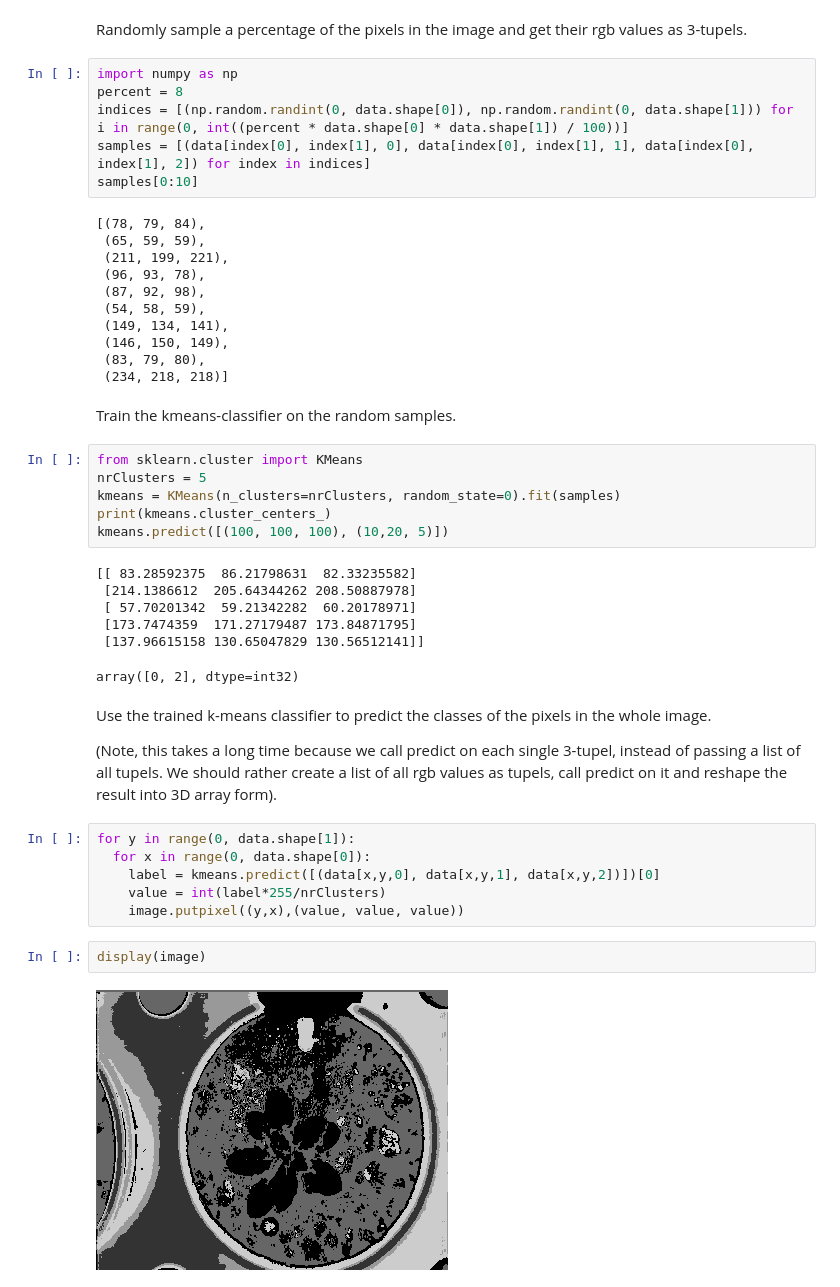
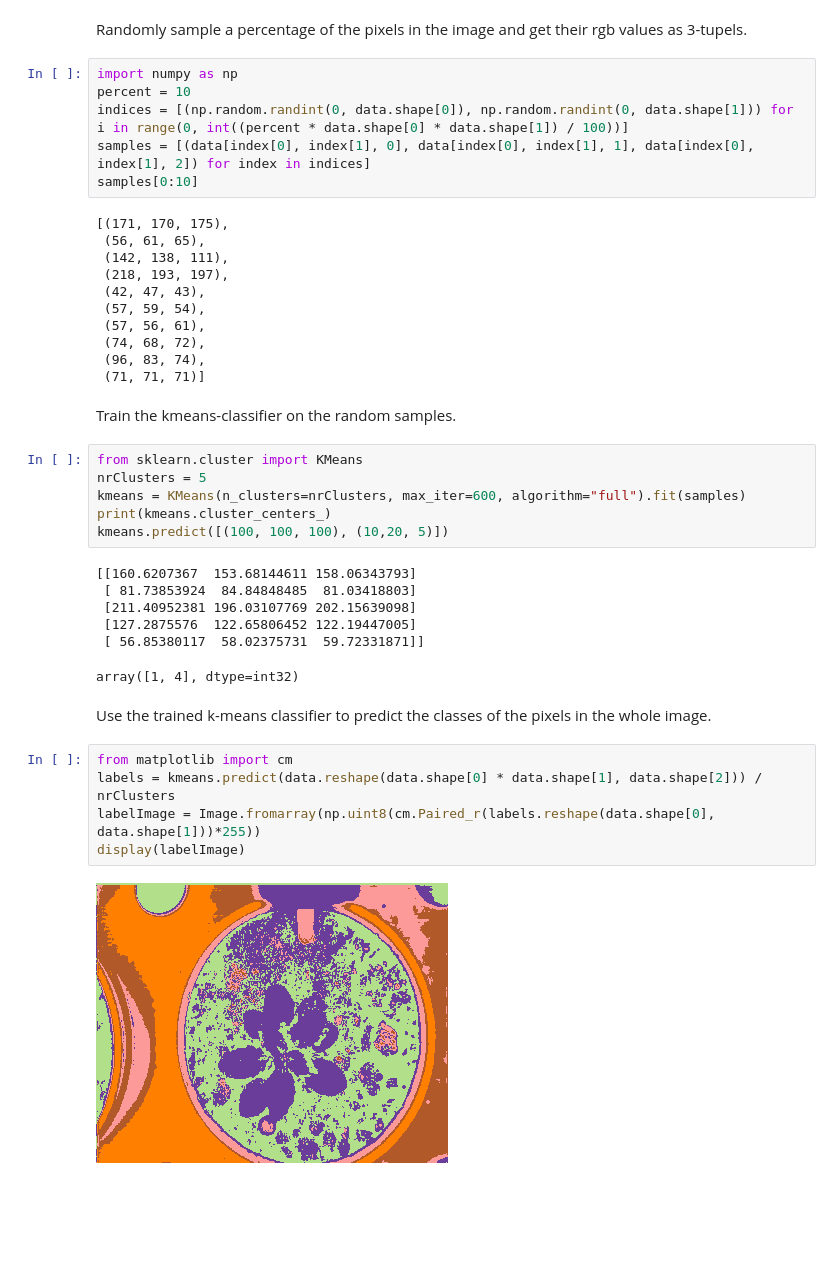
Before and after one commit to MontpellierRessourcesImagerie/python_in_an_hour, a Jupyter notebook: PIAH_04_cluster.ipynb, the cells around one changed output. Saved outputs shown, nothing was run; the diff lists cells and outputs as text; blank space fills up the shorter version.

```diff
--- a/PIAH_04_cluster.ipynb
+++ b/PIAH_04_cluster.ipynb
@@ -18,47 +18,42 @@ print(data.shape)
 Randomly sample a percentage of the pixels in the image and get their rgb values as 3-tupels.
 # %%
 import numpy as np
-percent = 8
+percent = 10
 indices = [(np.random.randint(0, data.shape[0]), np.random.randint(0, data.shape[1])) for i in range(0, int((percent * data.shape[0] * data.shape[1]) / 100))]
 samples = [(data[index[0], index[1], 0], data[index[0], index[1], 1], data[index[0], index[1], 2]) for index in indices]
 samples[0:10]
 # %% [output]
-[(78, 79, 84),
- (65, 59, 59),
- (211, 199, 221),
- (96, 93, 78),
- (87, 92, 98),
- (54, 58, 59),
- (149, 134, 141),
- (146, 150, 149),
- (83, 79, 80),
- (234, 218, 218)]
+[(171, 170, 175),
+ (56, 61, 65),
+ (142, 138, 111),
+ (218, 193, 197),
+ (42, 47, 43),
+ (57, 59, 54),
+ (57, 56, 61),
+ (74, 68, 72),
+ (96, 83, 74),
+ (71, 71, 71)]
 # %% [markdown]
 Train the kmeans-classifier on the random samples.
 # %%
 from sklearn.cluster import KMeans
 nrClusters = 5
-kmeans = KMeans(n_clusters=nrClusters, random_state=0).fit(samples)
+kmeans = KMeans(n_clusters=nrClusters, max_iter=600, algorithm="full").fit(samples)
 print(kmeans.cluster_centers_)
 kmeans.predict([(100, 100, 100), (10,20, 5)])
 # %% [output]
-[[ 83.28592375  86.21798631  82.33235582]
- [214.1386612  205.64344262 208.50887978]
- [ 57.70201342  59.21342282  60.20178971]
- [173.7474359  171.27179487 173.84871795]
- [137.96615158 130.65047829 130.56512141]]
+[[160.6207367  153.68144611 158.06343793]
+ [ 81.73853924  84.84848485  81.03418803]
+ [211.40952381 196.03107769 202.15639098]
+ [127.2875576  122.65806452 122.19447005]
+ [ 56.85380117  58.02375731  59.72331871]]
-array([0, 2], dtype=int32)
+array([1, 4], dtype=int32)
-# %% [markdown]
-Use the trained k-means classifier to predict the classes of the pixels in the whole image.
-
-(Note, this takes a long time because we call predict on each single 3-tupel, instead of passing a list of all tupels. We should rather create a list of all rgb values as tupels, call predict on it and reshape the result into 3D array form).
-# %%
-for y in range(0, data.shape[1]):
-  for x in range(0, data.shape[0]):
-    label = kmeans.predict([(data[x,y,0], data[x,y,1], data[x,y,2])])[0]
-    value = int(label*255/nrClusters)
-    image.putpixel((y,x),(value, value, value))
-# %%
-display(image)
-# %% [output]
-[figure, removed]
+# %% [markdown]
+Use the trained k-means classifier to predict the classes of the pixels in the whole image.
+# %%
+from matplotlib import cm
+labels = kmeans.predict(data.reshape(data.shape[0] * data.shape[1], data.shape[2])) / nrClusters
+labelImage = Image.fromarray(np.uint8(cm.Paired_r(labels.reshape(data.shape[0], data.shape[1]))*255))
+display(labelImage)
+# %% [output]
+[figure, added]
```
Also changed, not shown: parts of 1 cell of this notebook.
